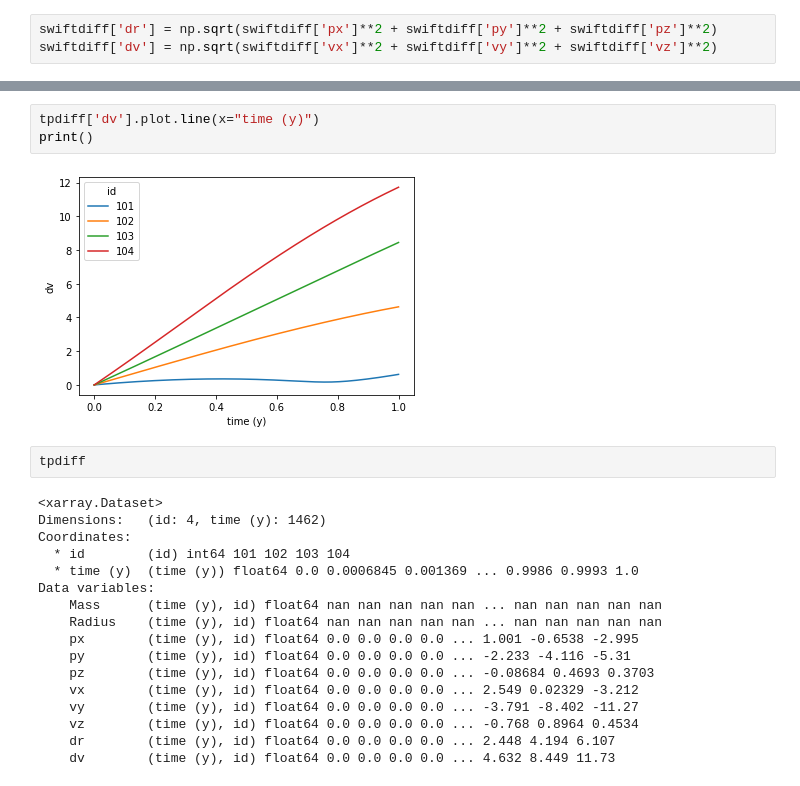
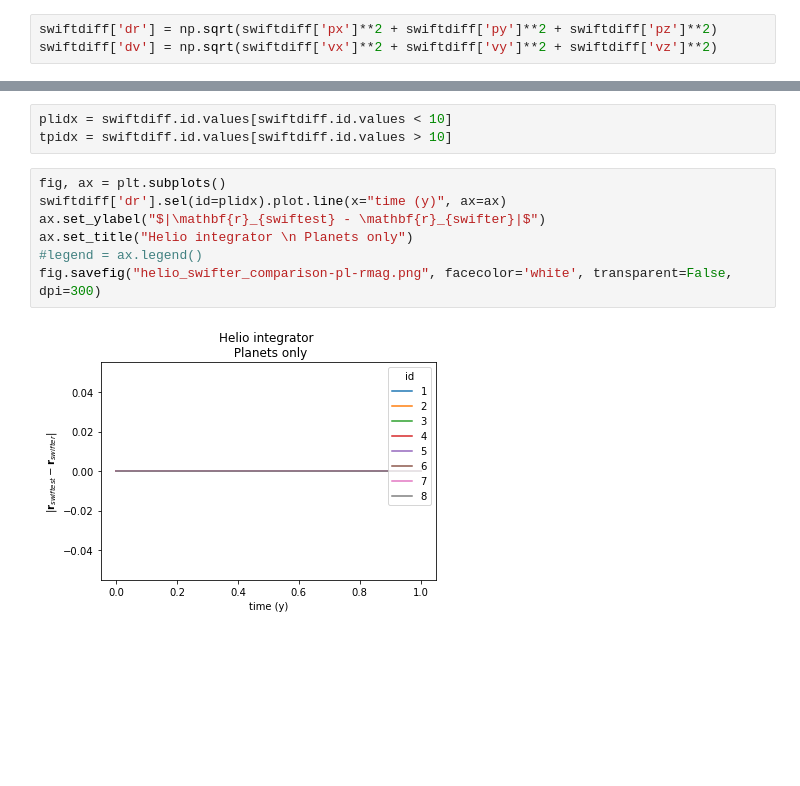
Before and after one commit to MintonGroup/swiftest, a Jupyter notebook: examples/helio_swifter_comparison/swiftest_vs_swifter.ipynb, the cells around one changed output, grey strips where cells are left out. Drawn from its saved outputs; the diff is of its cells as text; blank space fills up the shorter version.

```diff
--- a/examples/helio_swifter_comparison/swiftest_vs_swifter.ipynb
+++ b/examples/helio_swifter_comparison/swiftest_vs_swifter.ipynb
@@ -48,24 +30,12 @@ print()
-# %%
-tpdiff['dv'].plot.line(x="time (y)")
-print()
-# %% [output]
-[figure, removed]
-# %%
-tpdiff
-# %% [output]
-<xarray.Dataset>
-Dimensions:   (id: 4, time (y): 1462)
-Coordinates:
-  * id        (id) int64 101 102 103 104
-  * time (y)  (time (y)) float64 0.0 0.0006845 0.001369 ... 0.9986 0.9993 1.0
-Data variables:
-    Mass      (time (y), id) float64 nan nan nan nan nan ... nan nan nan nan nan
-    Radius    (time (y), id) float64 nan nan nan nan nan ... nan nan nan nan nan
-    px        (time (y), id) float64 0.0 0.0 0.0 0.0 ... 1.001 -0.6538 -2.995
-    py        (time (y), id) float64 0.0 0.0 0.0 0.0 ... -2.233 -4.116 -5.31
-    pz        (time (y), id) float64 0.0 0.0 0.0 0.0 ... -0.08684 0.4693 0.3703
-    vx        (time (y), id) float64 0.0 0.0 0.0 0.0 ... 2.549 0.02329 -3.212
-    vy        (time (y), id) float64 0.0 0.0 0.0 0.0 ... -3.791 -8.402 -11.27
-    vz        (time (y), id) float64 0.0 0.0 0.0 0.0 ... -0.768 0.8964 0.4534
-    dr        (time (y), id) float64 0.0 0.0 0.0 0.0 ... 2.448 4.194 6.107
-    dv        (time (y), id) float64 0.0 0.0 0.0 0.0 ... 4.632 8.449 11.73
+# %%
+plidx = swiftdiff.id.values[swiftdiff.id.values < 10]
+tpidx = swiftdiff.id.values[swiftdiff.id.values > 10]
+# %%
+fig, ax = plt.subplots()
+swiftdiff['dr'].sel(id=plidx).plot.line(x="time (y)", ax=ax)
+ax.set_ylabel("$|\mathbf{r}_{swiftest} - \mathbf{r}_{swifter}|$")
+ax.set_title("Helio integrator \n Planets only")
+#legend = ax.legend()
+fig.savefig("helio_swifter_comparison-pl-rmag.png", facecolor='white', transparent=False, dpi=300)
+# %% [output]
+[figure, added]
```
Also changed, not shown: parts of 7 cells of this notebook, 2 other files.
